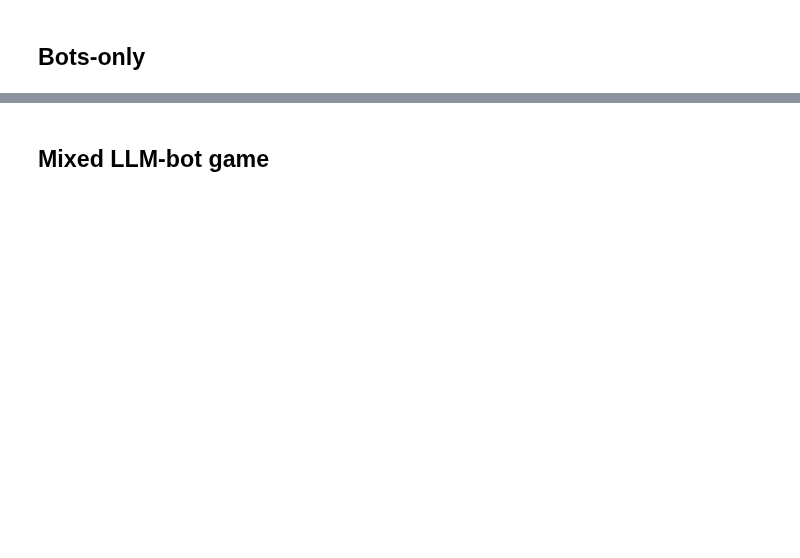
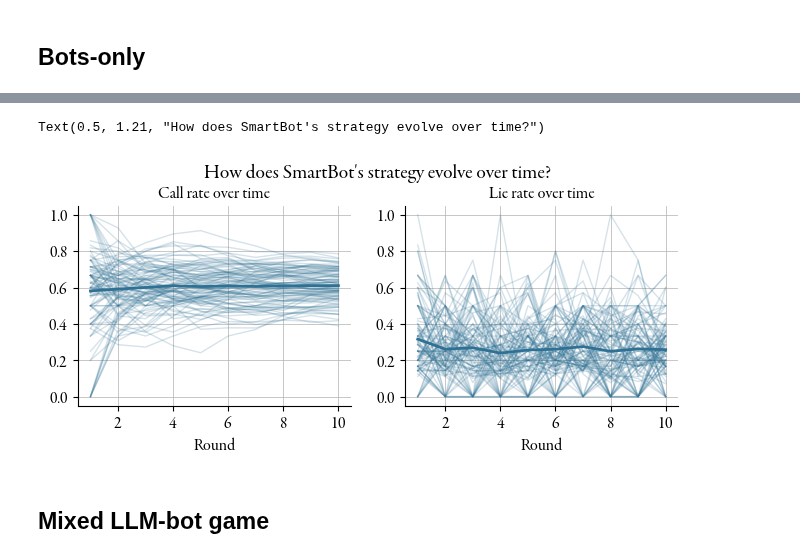
Before and after one commit to humanet-science/Cheat, a Jupyter notebook: experiments.ipynb, the cells around one changed output, grey strips where cells are left out. Cells and saved outputs as stored; diff of their text form; code cells hidden in the pictures; blank space fills up the shorter version.

```diff
--- a/experiments.ipynb
+++ b/experiments.ipynb
@@ -80 +134,13 @@ for i in tqdm.trange(n_rounds):
+# %%
+fig, axs = plt.subplots(ncols=2, figsize=(6, 2))
+axs[0].plot(np.arange(np.stack(winners).shape[1])+1, np.stack(call_rate).T, c=colors['c_darkblue'], alpha=0.2, lw=1)
+axs[0].plot(np.arange(np.stack(winners).shape[1])+1, np.stack(call_rate).T.mean(axis=1), c=colors['c_darkblue'], lw=2)
+axs[0].set(xlabel='Round', title="Call rate over time")
+axs[1].plot(np.arange(np.stack(winners).shape[1])+1, np.stack(lie_rate).T, c=colors['c_darkblue'], alpha=0.2, lw=1)
+axs[1].plot(np.arange(np.stack(winners).shape[1])+1, np.stack(lie_rate).T.mean(axis=1), c=colors['c_darkblue'], lw=2)
+axs[1].set(xlabel='Round', title="Lie rate over time")
+fig.suptitle("How does SmartBot's strategy evolve over time?", y=1.21)
+# %% [output]
+Text(0.5, 1.21, "How does SmartBot's strategy evolve over time?")
+[figure, added]
 # %%
```
Also changed, not shown: parts of 15 cells of this notebook, 8 other files.
